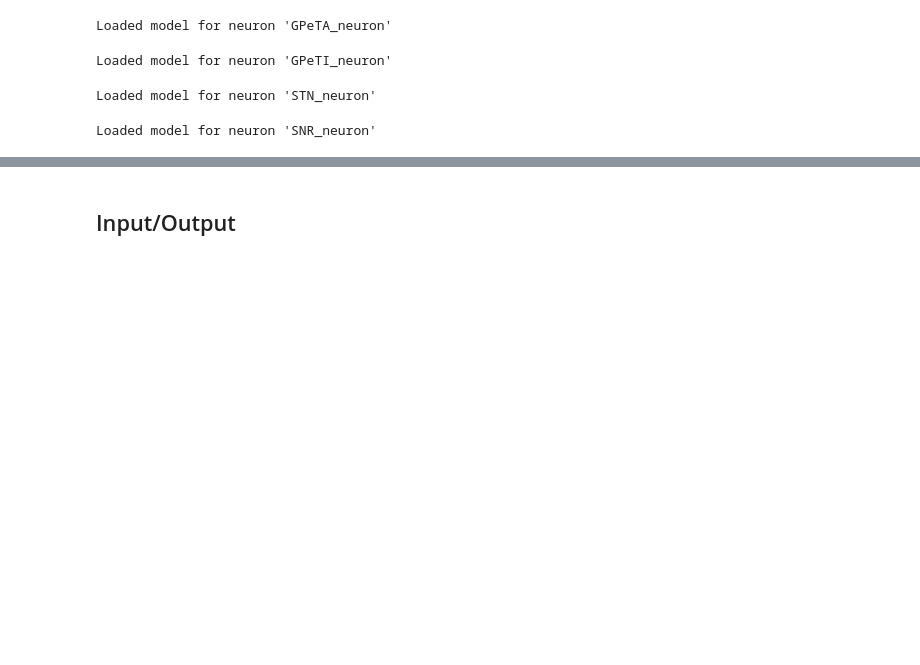
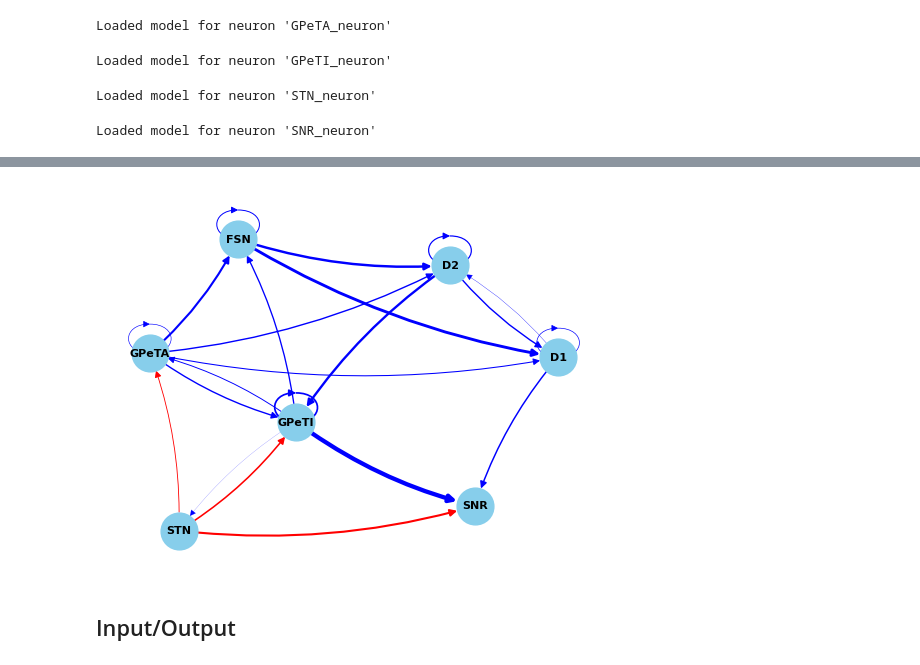
Before and after one commit to djanloo/quilt, a Jupyter notebook: basal_ganglia.ipynb, the cells around one changed output, grey strips where cells are left out. Drawn from its saved outputs; the diff is of its cells as text; code cells hidden in the pictures; blank space fills up the shorter version.

```diff
--- a/basal_ganglia.ipynb
+++ b/basal_ganglia.ipynb
@@ -35,9 +33,11 @@ sn.build()
 [interactive output not drawn]
 [interactive output not drawn]
 # %%
-# from quilt.view import plot_graph
-# fig, ax = plt.subplots()
-# plot_graph(sn)
+from quilt.view import plot_graph
+fig, ax = plt.subplots()
+plot_graph(sn)
+# %% [output]
+[figure, added]
 # %% [markdown]
 ## Input/Output
 # %%
```
Also changed, not shown: parts of 10 cells of this notebook, 8 other files.
